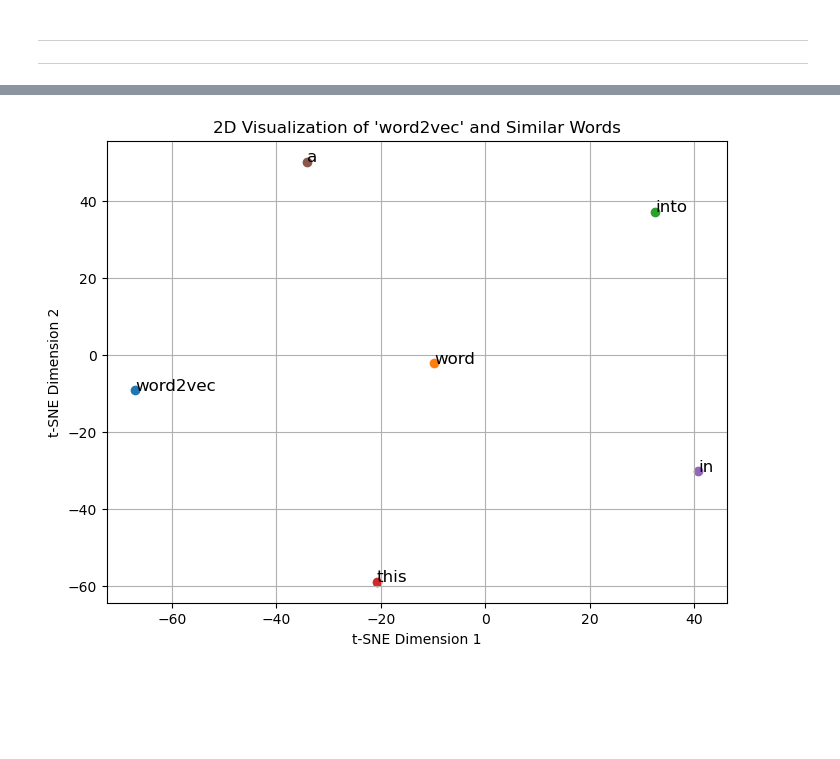
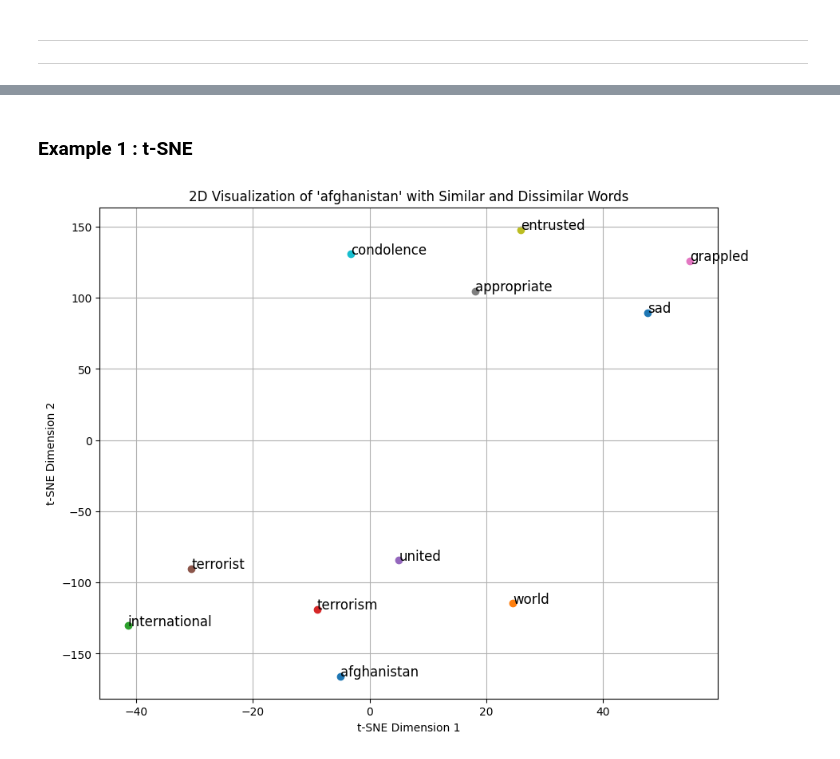
Before and after one commit to mahdi-khesali/Computational-Methods-for-Social-Scientists, a Jupyter notebook: p4/_python/s3/s3_lecture.ipynb, the cells around one changed output, grey strips where cells are left out. Cells and saved outputs as stored; diff of their text form; code cells hidden in the pictures; blank space fills up the shorter version.

```diff
--- a/p4/_python/s3/s3_lecture.ipynb
+++ b/p4/_python/s3/s3_lecture.ipynb
@@ -115,7 +366,7 @@ Vector for 'word2vec':
 # %%
 # Find and print the most similar words
-similar_words = model.wv.most_similar('word2vec', topn=5)
-print("Top 5 words similar to 'word2vec':")
+similar_words = model.wv.most_similar('afghanistan', topn=5)
+print("Top 5 words similar to 'afghanistan':")
 for word, similarity in similar_words:
     print(f"{word}: {similarity:.4f}")
 # %% [output]
@@ -128,14 +384,14 @@ a: 0.0416
 # %%
 # Load pre-trained Word2Vec model (Google News vectors - ~1.5GB)
-model_path = '../../corpusExample/data/GoogleNews-vectors-negative300.bin.gz'
+model_path = '../../embeddingModels/GoogleNews-vectors-negative300.bin.gz'
 
 model = KeyedVectors.load_word2vec_format(model_path, binary=True)
 
 # Get top 5 similar words to "Law"
-similar_words = model.most_similar('law', topn=5)
+similar_words = model.most_similar('afghanistan', topn=5)
 
 # Print them
-print("Top 5 words similar to 'Law':")
+print("Top 5 words similar to 'afghanistan':")
 for word, score in similar_words:
     print(f"{word}: {score:.3f}")
 # %% [output]
@@ -152,0 +455,6 @@ legislation: 0.580
+# %%
+# Path to the downloaded file (uncompressed if needed)
+fasttext_file = '../../embeddingModels/fastText/wiki-news-300d-1M.vec'
+
+# Load the vectors
+model = KeyedVectors.load_word2vec_format(fasttext_file)
@@ -152,0 +473,4 @@ legislation: 0.580
+# %%
+print("Words similar to 'Afghanistan':")
+for word, score in model.most_similar('Afghanistan', topn=5):
+    print(f"{word}: {score:.4f}")
@@ -155,41 +532,38 @@ legislation: 0.580
+# %% [markdown]
+### Example 1 : t-SNE
 # %%
-# Sample corpus
-sentences = [
-    ['this', 'is', 'a', 'sample', 'sentence'],
-    ['word2vec', 'embeds', 'words', 'into', 'vectors'],
-    ['deep', 'learning', 'is', 'fun'],
-    ['we', 'use', 'word', 'embeddings', 'in', 'NLP']
-]
-
-# Train Word2Vec model
-model = Word2Vec(sentences, vector_size=100, window=5, min_count=1, workers=4)
-
-# Get most similar words to "word2vec"
-target_word = 'word2vec'
+# Get 5 most similar words to "afghanistan"
+target_word = 'afghanistan'
 similar_words = model.wv.most_similar(target_word, topn=5)
 
-# Include the target word itself
-words = [target_word] + [word for word, _ in similar_words]
+# Get 5 most dissimilar words by sorting the vocabulary based on similarity score
+# Exclude words not in the model or those that raise errors
+all_words = model.wv.index_to_key
+similarities = [(word, model.wv.similarity(target_word, word)) for word in all_words if word != target_word]
+dissimilar_words = sorted(similarities, key=lambda x: x[1])[:5]  # Lowest similarity
+
+# Combine all words for visualization
+words = [target_word] + [w for w, _ in similar_words] + [w for w, _ in dissimilar_words]
 vectors = [model.wv[word] for word in words]
 
-# Convert to NumPy array for t-SNE
+# Convert to NumPy array
 vectors_np = np.array(vectors)
 
-# Reduce vectors to 2D
+# t-SNE projection
 tsne = TSNE(n_components=2, random_state=0, perplexity=5)
 vectors_2d = tsne.fit_transform(vectors_np)
 
-# Plot
-plt.figure(figsize=(8, 6))
+# Plotting
+plt.figure(figsize=(10, 8))
 for i, word in enumerate(words):
     x, y = vectors_2d[i]
     plt.scatter(x, y)
     plt.text(x + 0.01, y + 0.01, word, fontsize=12)
 
-plt.title(f"2D Visualization of '{target_word}' and Similar Words")
+plt.title(f"2D Visualization of '{target_word}' with Similar and Dissimilar Words")
 plt.xlabel("t-SNE Dimension 1")
 plt.ylabel("t-SNE Dimension 2")
 plt.grid(True)
 plt.show()
 # %% [output]
-[figure, old version]
+[figure, new version]
```
Also changed, not shown: parts of 38 cells of this notebook, 3 other files.
